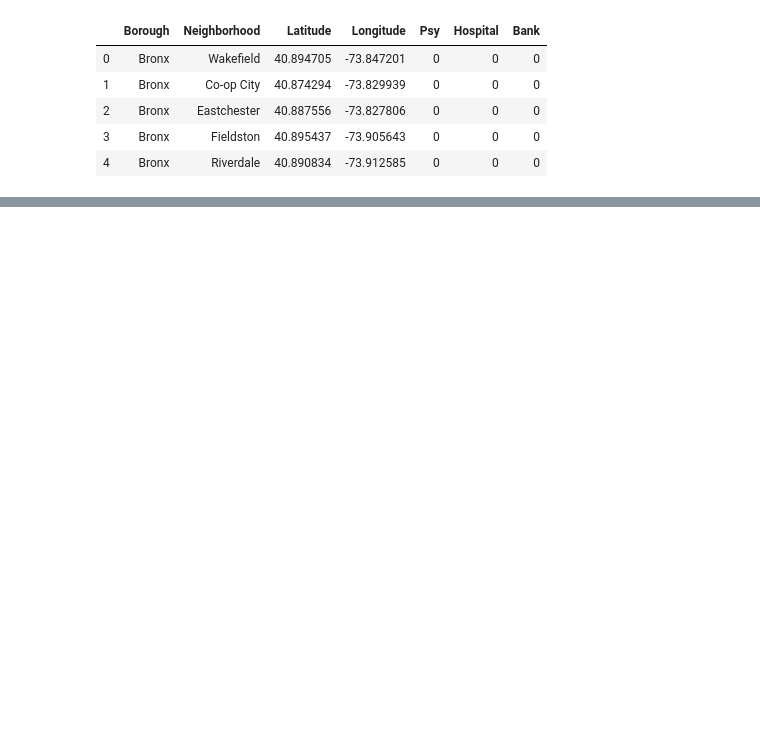
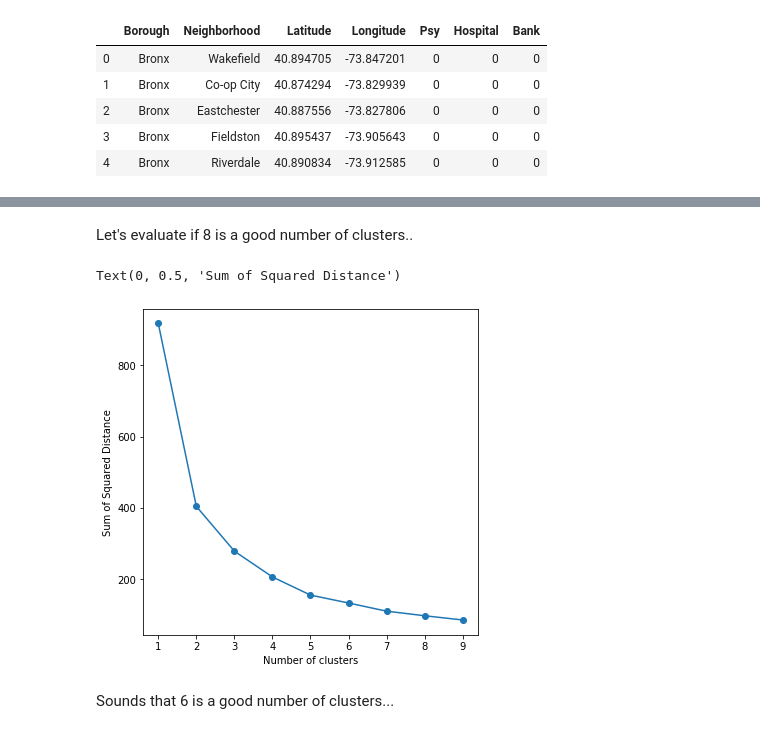
Before and after one commit to VCLF/Coursera_Capstone, a Jupyter notebook: Business Location Problem.ipynb, the cells around one changed output, grey strips where cells are left out. Cells and saved outputs as stored; diff of their text form; code cells hidden in the pictures; blank space fills up the shorter version.

```diff
--- a/Business Location Problem.ipynb
+++ b/Business Location Problem.ipynb
@@ -174,7 +161,7 @@ lat = 40.7127281
 lng = -74.0060152
 # %%
 # create map of New York using latitude and longitude values
-map_newyork = folium.Map(location=[latitude, longitude], zoom_start=10)
+map_newyork = folium.Map(location=[lat, lng], zoom_start=10)
 
 # add markers to map
 for lat, lng, borough, neighborhood in zip(neighborhoods['Latitude'], neighborhoods['Longitude'], neighborhoods['Borough'], neighborhoods['Neighborhood']):
@@ -287,0 +325,24 @@ df_venues.groupby('Neighborhood').count()
+# %% [markdown]
+Let's evaluate if 8 is a good number of clusters..
+# %%
+# Run the Kmeans algorithm and get the index of data points clusters
+import matplotlib.pyplot as plt
+
+sse = []
+list_k = list(range(1, 10))
+
+for k in list_k:
+    km = KMeans(n_clusters=k)
+    km.fit(cluster_dataset)
+    sse.append(km.inertia_)
+
+# Plot sse against k
+plt.figure(figsize=(6, 6))
+plt.plot(list_k, sse, '-o')
+plt.xlabel(r'Number of clusters')
+plt.ylabel('Sum of Squared Distance')
+# %% [output]
+Text(0, 0.5, 'Sum of Squared Distance')
+[figure, added]
+# %% [markdown]
+Sounds that 6 is a good number of clusters...
```
Also changed, not shown: parts of 98 cells of this notebook, 5 other files.
